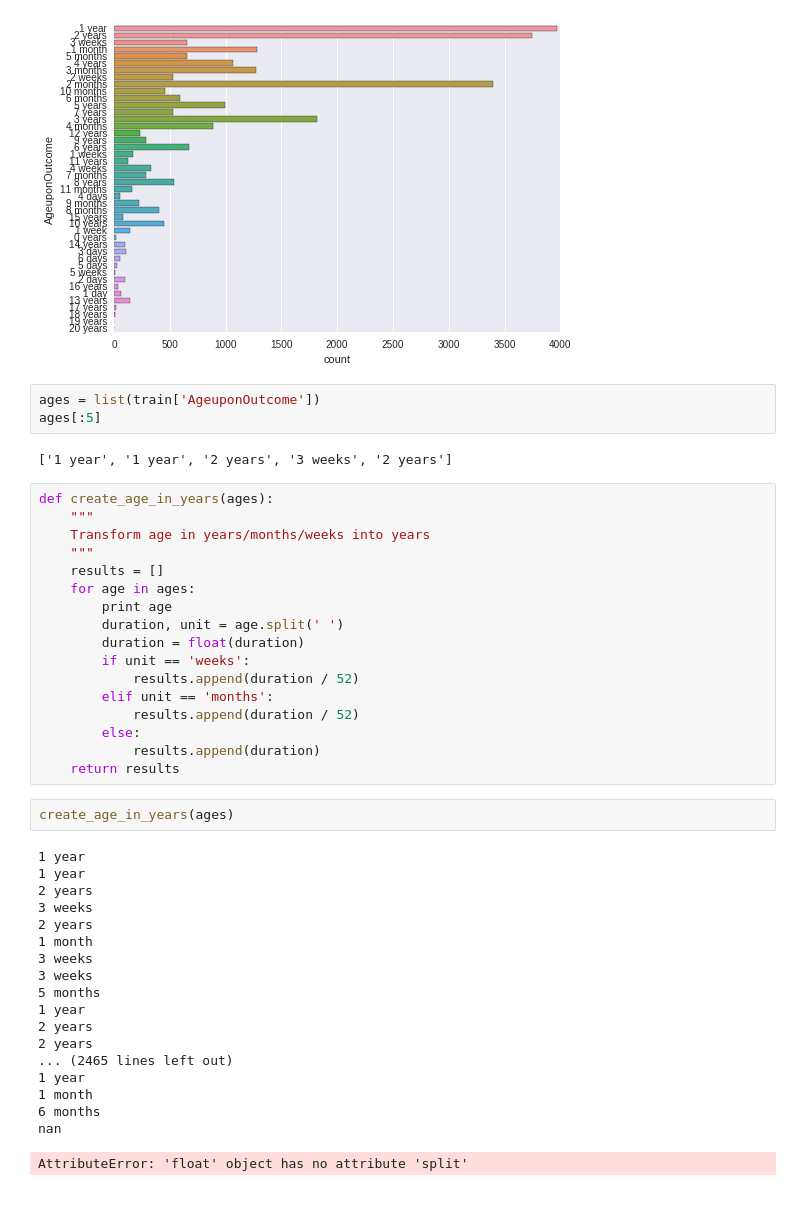
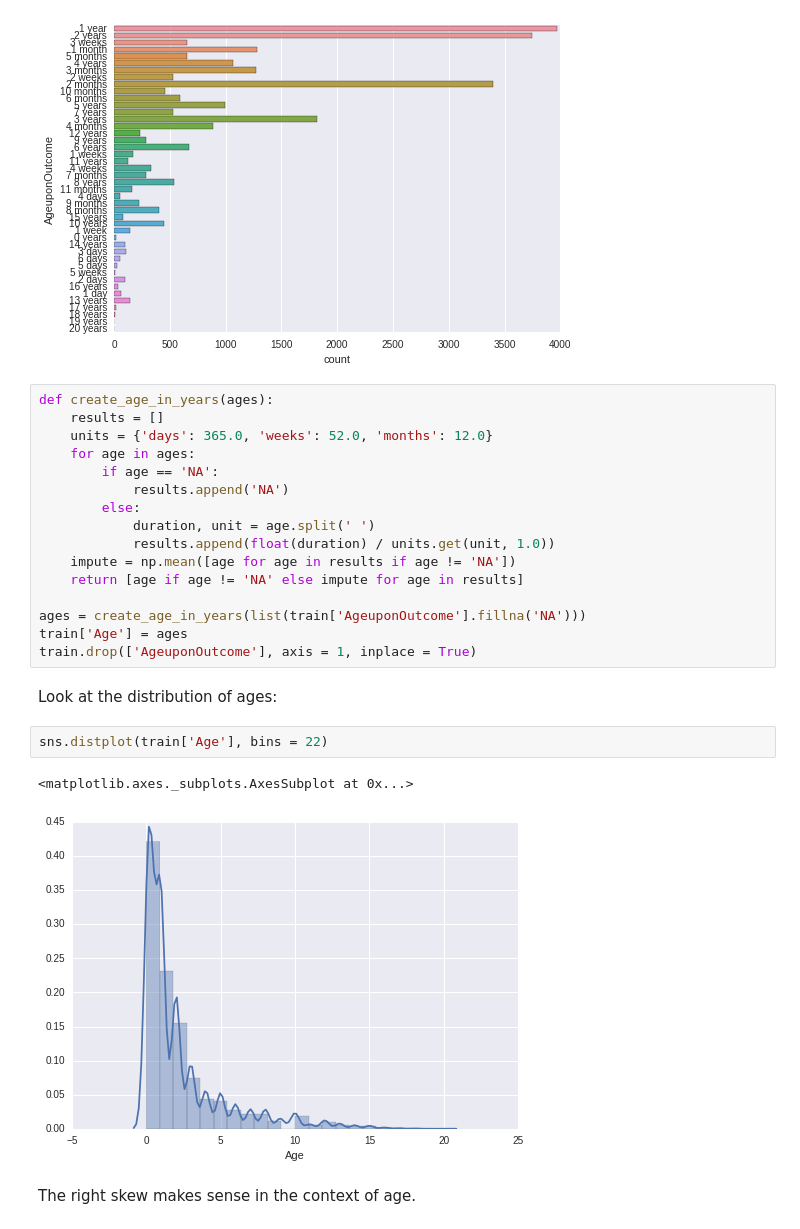
Before and after one commit to jakesherman/shelter-animals-kaggle, a Jupyter notebook: 1-exploring.ipynb, the cells around one changed output. Cells and saved outputs as stored; diff of their text form; blank space fills up the shorter version.

```diff
--- a/1-exploring.ipynb
+++ b/1-exploring.ipynb
@@ -119,46 +144,28 @@ sns.countplot(y = "AgeuponOutcome", data = train)
 # %% [output]
 <matplotlib.axes._subplots.AxesSubplot at 0x...>
 [figure]
-# %%
-ages = list(train['AgeuponOutcome'])
-ages[:5]
-# %% [output]
-['1 year', '1 year', '2 years', '3 weeks', '2 years']
-# %%
-def create_age_in_years(ages):
-    """
-    Transform age in years/months/weeks into years
-    """
-    results = []
-    for age in ages:
-        print age
-        duration, unit = age.split(' ')
-        duration = float(duration)
-        if unit == 'weeks':
-            results.append(duration / 52)
-        elif unit == 'months':
-            results.append(duration / 52)
-        else:
-            results.append(duration)
-    return results
-# %%
-create_age_in_years(ages)
-# %% [output]
-1 year
-1 year
-2 years
-3 weeks
-2 years
-1 month
-3 weeks
-3 weeks
-5 months
-1 year
-2 years
-2 years
-... (2465 lines left out)
-1 year
-1 month
-6 months
-nan
-AttributeError: 'float' object has no attribute 'split'
+# %%
+def create_age_in_years(ages):
+    results = []
+    units = {'days': 365.0, 'weeks': 52.0, 'months': 12.0}
+    for age in ages:
+        if age == 'NA':
+            results.append('NA')
+        else:
+            duration, unit = age.split(' ')
+            results.append(float(duration) / units.get(unit, 1.0))
+    impute = np.mean([age for age in results if age != 'NA'])
+    return [age if age != 'NA' else impute for age in results]
+
+ages = create_age_in_years(list(train['AgeuponOutcome'].fillna('NA')))
+train['Age'] = ages
+train.drop(['AgeuponOutcome'], axis = 1, inplace = True)
+# %% [markdown]
+Look at the distribution of ages:
+# %%
+sns.distplot(train['Age'], bins = 22)
+# %% [output]
+<matplotlib.axes._subplots.AxesSubplot at 0x...>
+[figure, added]
+# %% [markdown]
+The right skew makes sense in the context of age.
```
Also changed, not shown: parts of 30 cells of this notebook.
